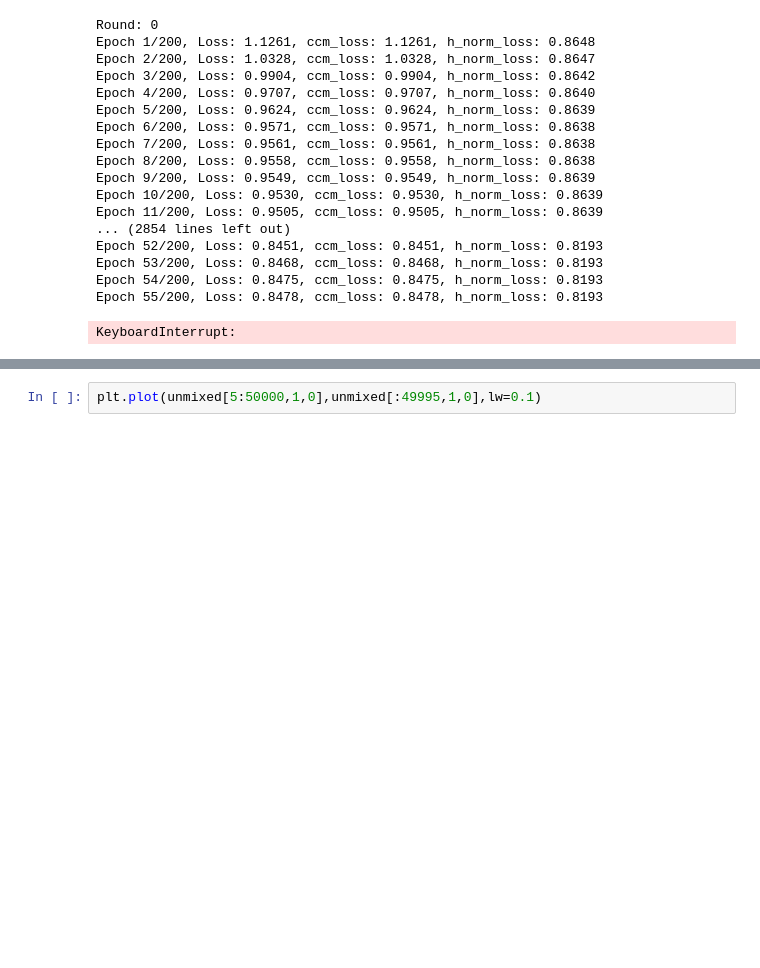
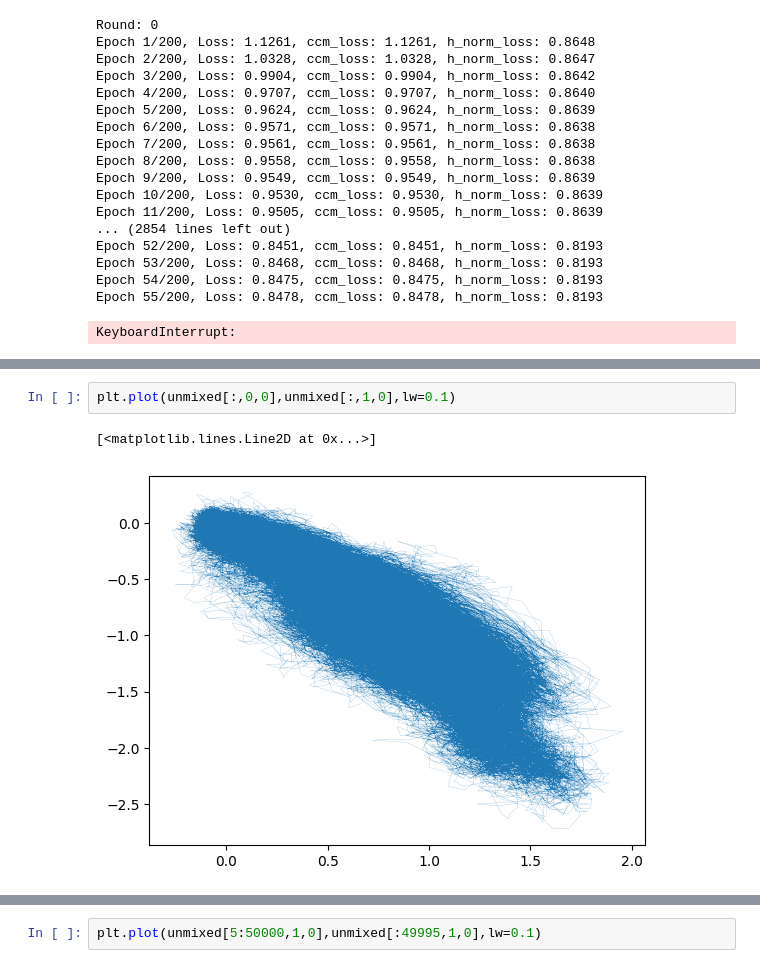
Before and after one commit to z7743/FlowDecomposition, a Jupyter notebook: notebooks/test.ipynb, the cells around one changed output, grey strips where cells are left out. Drawn from its saved outputs; the diff is of its cells as text; blank space fills up the shorter version.

```diff
--- a/notebooks/test.ipynb
+++ b/notebooks/test.ipynb
@@ -182,3 +205,8 @@ unmixed = fd.predict(X)
+# %%
+plt.plot(unmixed[:,0,0],unmixed[:,1,0],lw=0.1)
+# %% [output]
+[<matplotlib.lines.Line2D at 0x...>]
+[figure, added]
 # %%
 plt.plot(unmixed[:50000,1,1],unmixed[:50000,1,0],lw=0.1)
 # %% [output]
```
Also changed, not shown: parts of 10 cells of this notebook, 4 other files.
